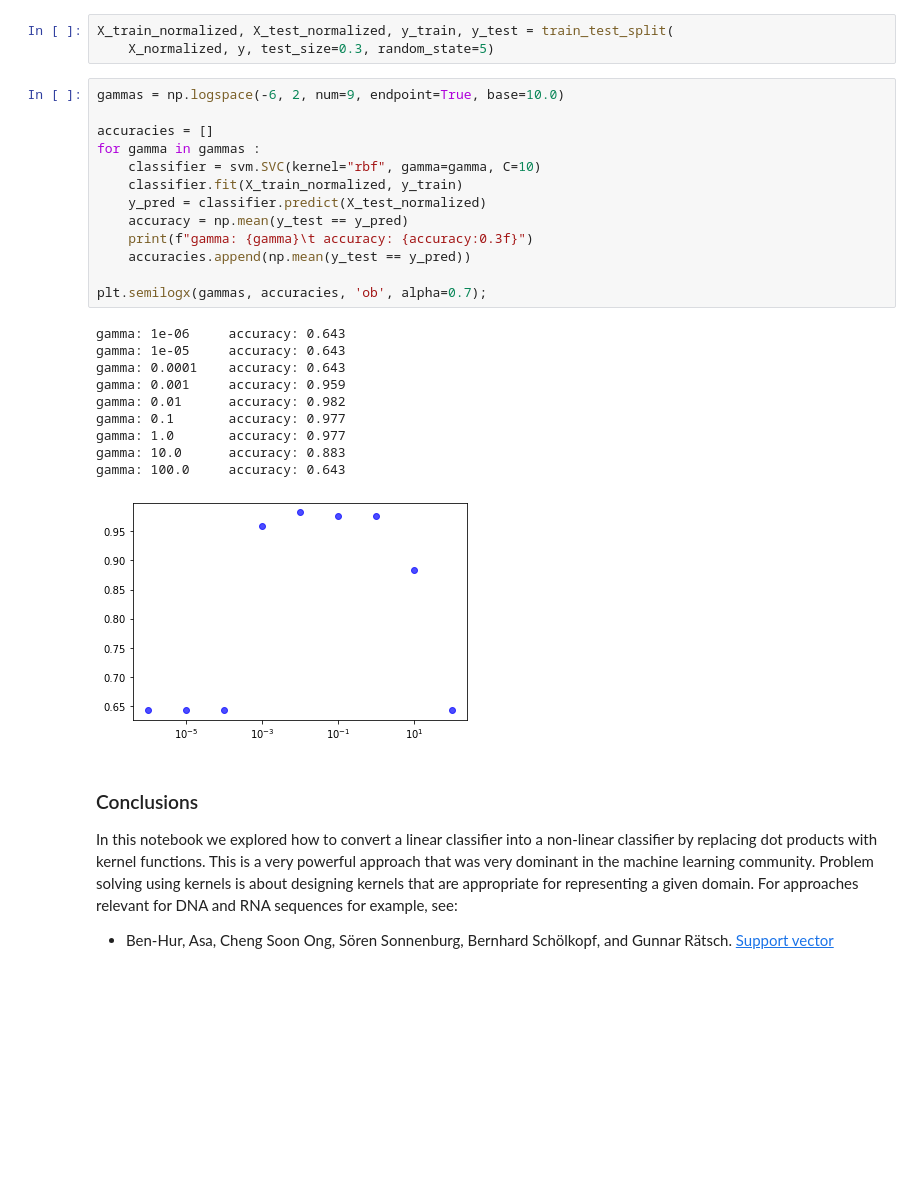
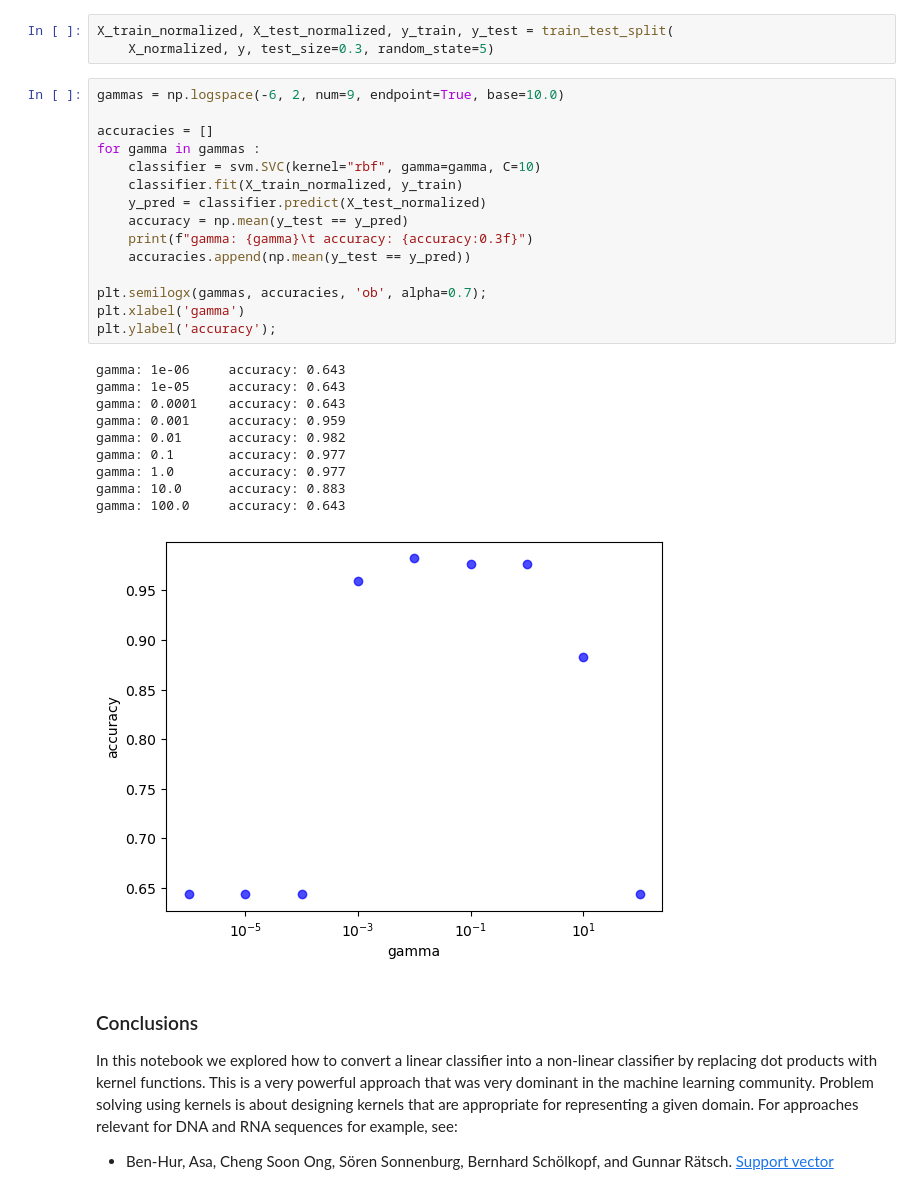
Before and after one commit to asabenhur/CS345, a Jupyter notebook: fall23/notebooks/module04_03_kernels.ipynb, the cells around one changed output. Drawn from its saved outputs; the diff is of its cells as text; blank space fills up the shorter version.

```diff
--- a/fall23/notebooks/module04_03_kernels.ipynb
+++ b/fall23/notebooks/module04_03_kernels.ipynb
@@ -531,27 +531,29 @@ X_train_normalized, X_test_normalized, y_train, y_test = train_test_split(
 # %%
 gammas = np.logspace(-6, 2, num=9, endpoint=True, base=10.0)
 
 accuracies = []
 for gamma in gammas :
     classifier = svm.SVC(kernel="rbf", gamma=gamma, C=10)
     classifier.fit(X_train_normalized, y_train)
     y_pred = classifier.predict(X_test_normalized)
     accuracy = np.mean(y_test == y_pred)
     print(f"gamma: {gamma}\t accuracy: {accuracy:0.3f}")
     accuracies.append(np.mean(y_test == y_pred))
 
 plt.semilogx(gammas, accuracies, 'ob', alpha=0.7);
+plt.xlabel('gamma')
+plt.ylabel('accuracy');
 # %% [output]
 gamma: 1e-06     accuracy: 0.643
 gamma: 1e-05     accuracy: 0.643
 gamma: 0.0001    accuracy: 0.643
 gamma: 0.001     accuracy: 0.959
 gamma: 0.01      accuracy: 0.982
 gamma: 0.1       accuracy: 0.977
 gamma: 1.0       accuracy: 0.977
 gamma: 10.0      accuracy: 0.883
 gamma: 100.0     accuracy: 0.643
-[figure, old version]
+[figure, new version]
 # %% [markdown]
 ### Conclusions
 
```
Also changed, not shown: parts of 16 cells of this notebook.
